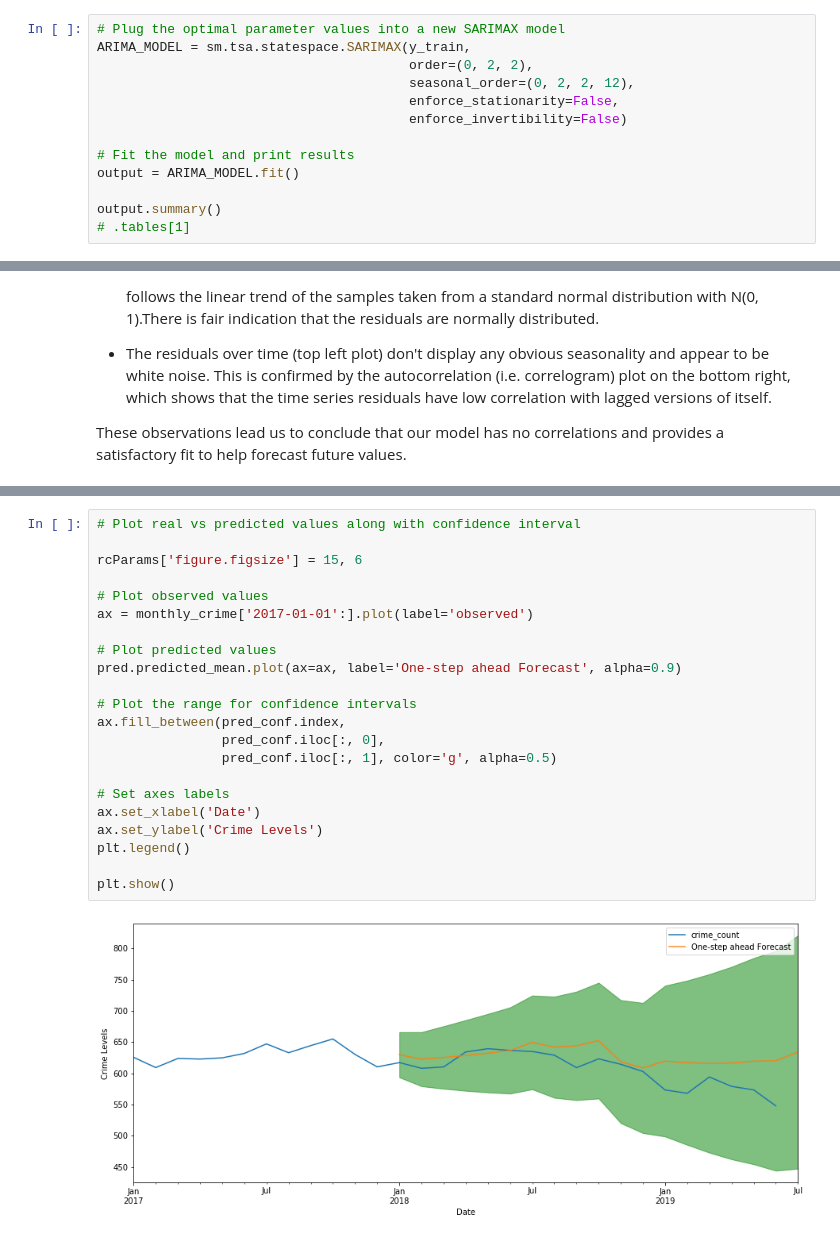
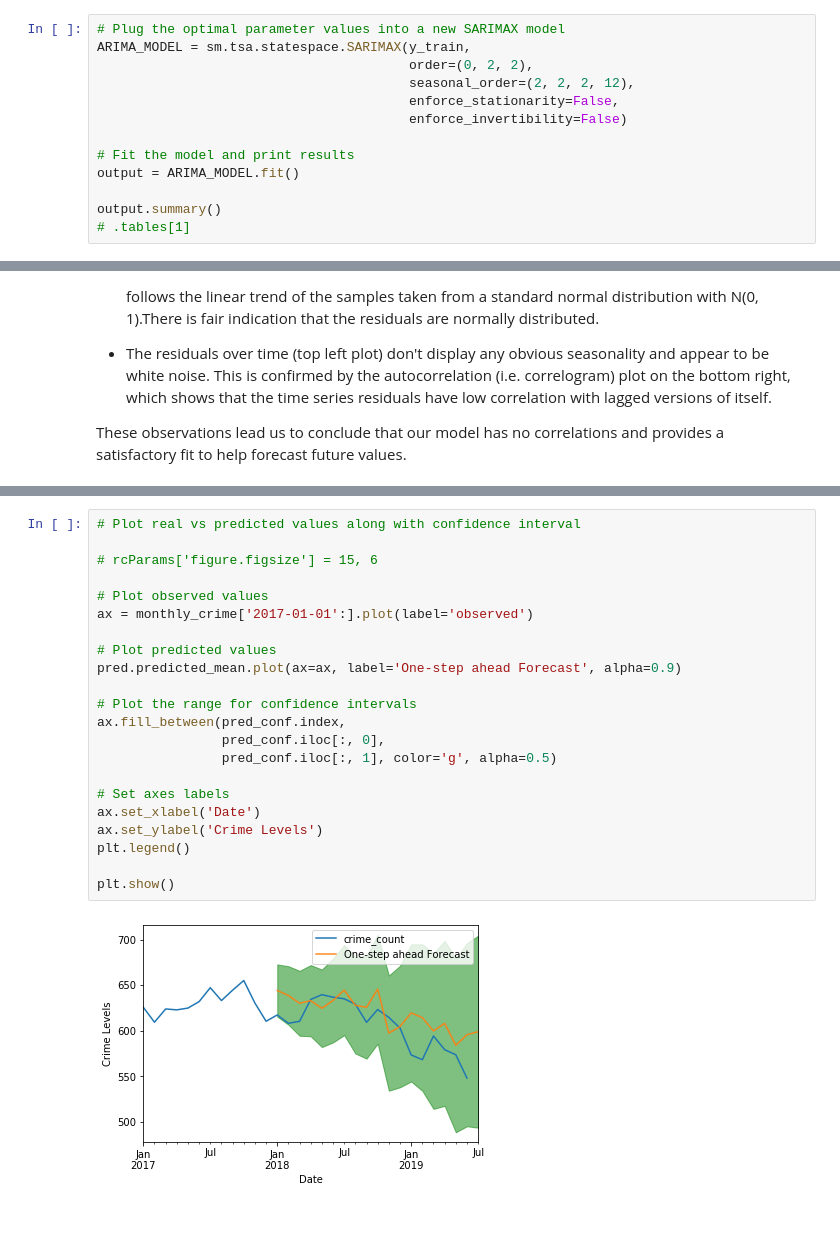
Before and after one commit to sidneykung/LA_crime_forecasting, a Jupyter notebook: model_lhamu.ipynb, the cells around one changed output, grey strips where cells are left out. Drawn from its saved outputs; the diff is of its cells as text.

```diff
--- a/model_lhamu.ipynb
+++ b/model_lhamu.ipynb
@@ -818,7 +818,7 @@ Name: 242, dtype: object
 # Plug the optimal parameter values into a new SARIMAX model
 ARIMA_MODEL = sm.tsa.statespace.SARIMAX(y_train,
                                         order=(0, 2, 2),
-                                        seasonal_order=(0, 2, 2, 12),
+                                        seasonal_order=(2, 2, 2, 12),
                                         enforce_stationarity=False,
                                         enforce_invertibility=False)
 
@@ -895,27 +897,27 @@ pred_conf
 # %%
 # Plot real vs predicted values along with confidence interval
 
-rcParams['figure.figsize'] = 15, 6
+# rcParams['figure.figsize'] = 15, 6
 
 # Plot observed values
 ax = monthly_crime['2017-01-01':].plot(label='observed')
 
 # Plot predicted values
 pred.predicted_mean.plot(ax=ax, label='One-step ahead Forecast', alpha=0.9)
 
 # Plot the range for confidence intervals
 ax.fill_between(pred_conf.index,
                 pred_conf.iloc[:, 0],
                 pred_conf.iloc[:, 1], color='g', alpha=0.5)
 
 # Set axes labels
 ax.set_xlabel('Date')
 ax.set_ylabel('Crime Levels')
 plt.legend()
 
 plt.show()
 # %% [output]
-[figure, old version]
+[figure, new version]
 # %%
 # Get the real and predicted values
 Crime_forecasted = pred.predicted_mean
```
Also changed, not shown: parts of 7 cells of this notebook, 3 other files.
